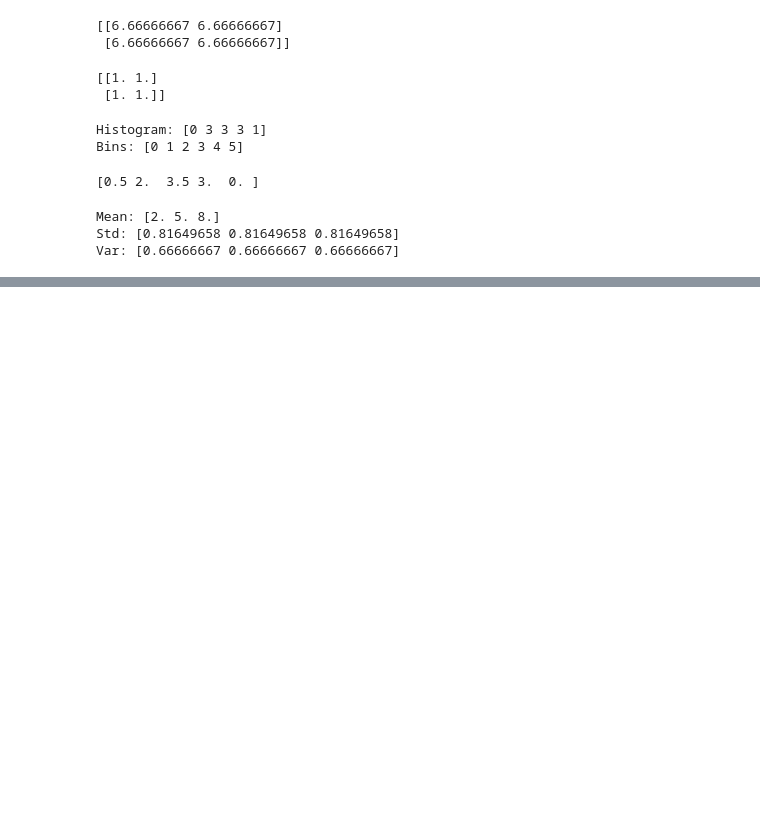
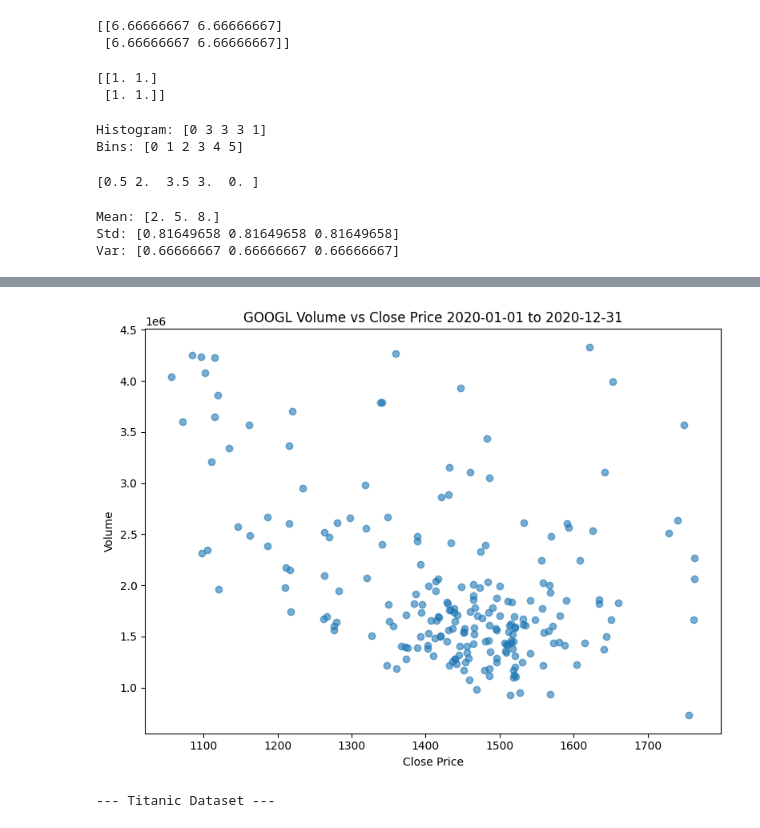
Before and after one commit to HridikDev/Python-Programming, a Jupyter notebook: practicequestion4.ipynb, the cells around one changed output, grey strips where cells are left out. Drawn from its saved outputs; the diff is of its cells as text; code cells hidden in the pictures; blank space fills up the shorter version.

```diff
--- a/practicequestion4.ipynb
+++ b/practicequestion4.ipynb
@@ -181,0 +237,21 @@ Var: [0.66666667 0.66666667 0.66666667]
+# %%
+plt.figure(figsize=(8,6))
+plt.scatter(df["Close"], df["Volume"], alpha=0.6)
+plt.title(f"{ticker} Volume vs Close Price {start_date} to {end_date}")
+plt.xlabel("Close Price")
+plt.ylabel("Volume")
+plt.tight_layout()
+plt.show()
+# %% [output]
+[figure, added]
+# %%
+import pandas as pd
+import matplotlib.pyplot as plt
+import seaborn as sns
+from sklearn.preprocessing import StandardScaler, Normalizer
+
+# ------------------ 1. Titanic Dataset ------------------
+print("\n--- Titanic Dataset ---")
+titanic = pd.read_csv("C:/Users/hridi/Desktop/Entrance/Work/Python/Titanic-Dataset.csv")
+# %% [output]
+--- Titanic Dataset ---
```
Also changed, not shown: parts of 12 cells of this notebook, 4 other files.
